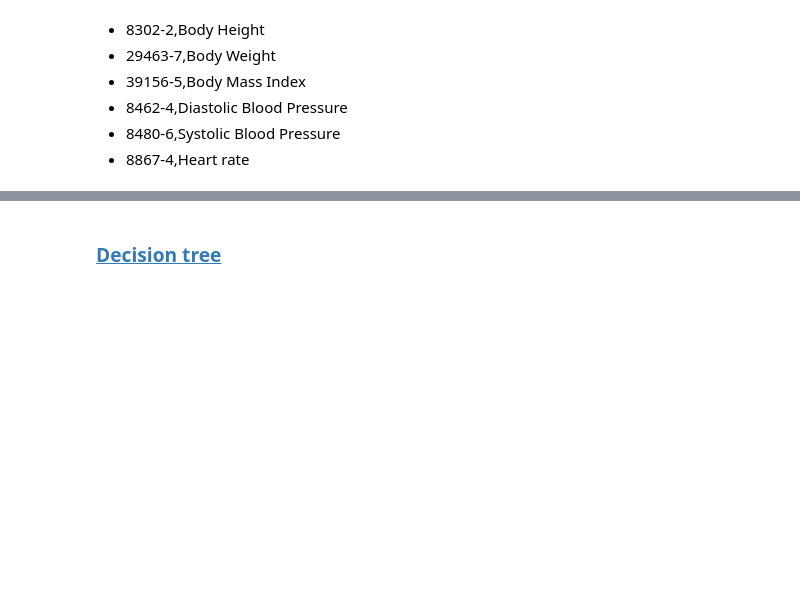
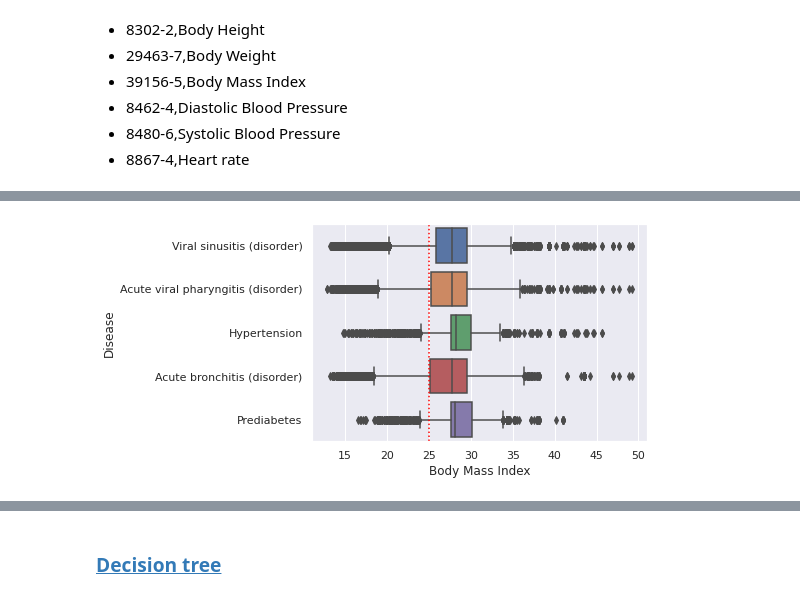
Before and after one commit to Fuenfgeld/DMA2022DataProjectC, a Jupyter notebook: src/analysis.ipynb, the cells around one changed output, grey strips where cells are left out. Saved outputs shown, nothing was run; the diff lists cells and outputs as text; code cells hidden in the pictures; blank space fills up the shorter version.

```diff
--- a/src/analysis.ipynb
+++ b/src/analysis.ipynb
@@ -497,0 +488,7 @@ df_con_viral_sin.loc[df_con_viral_sin.VALUE>=30,'class'] = 'obese'
+# %%
+sns.set(style="darkgrid")
+ax = sns.boxplot(x="Body Mass Index", y="Disease", data=df_data)
+plt.axvline(x=25, c='red',ls=':')
+plt.show()
+# %% [output]
+[figure, added]
```
Also changed, not shown: parts of 13 cells of this notebook.
